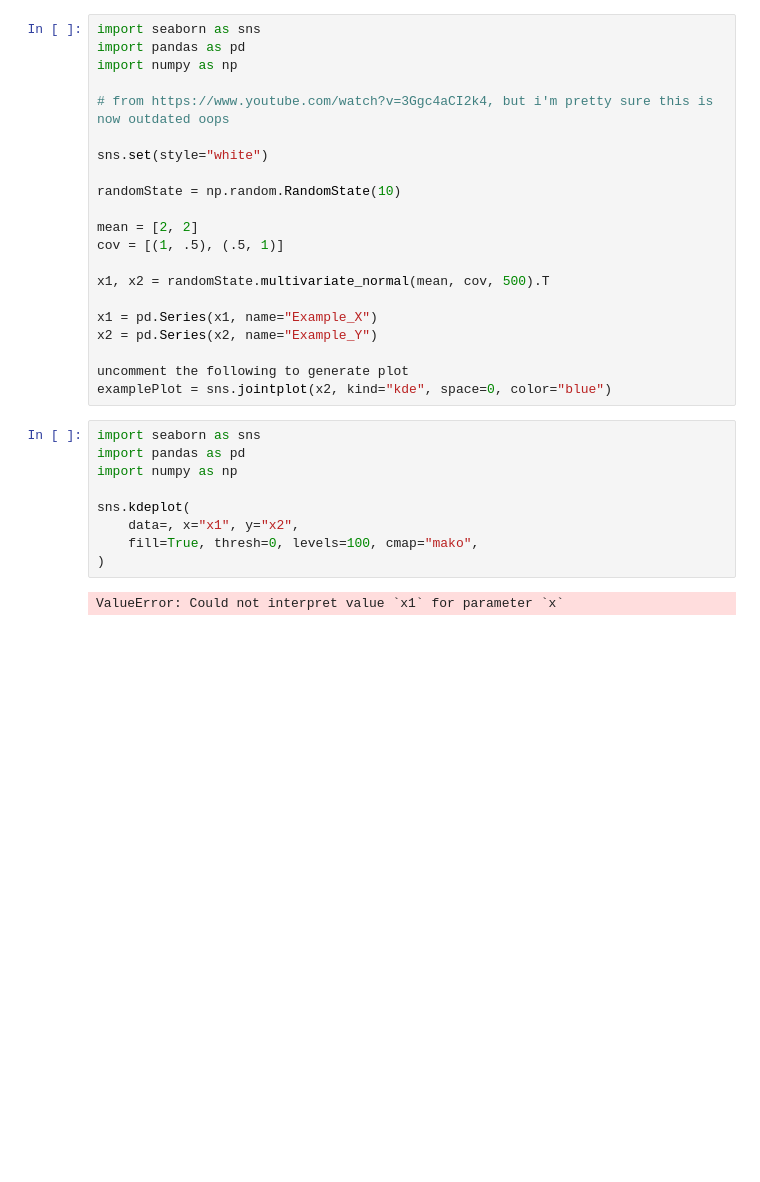
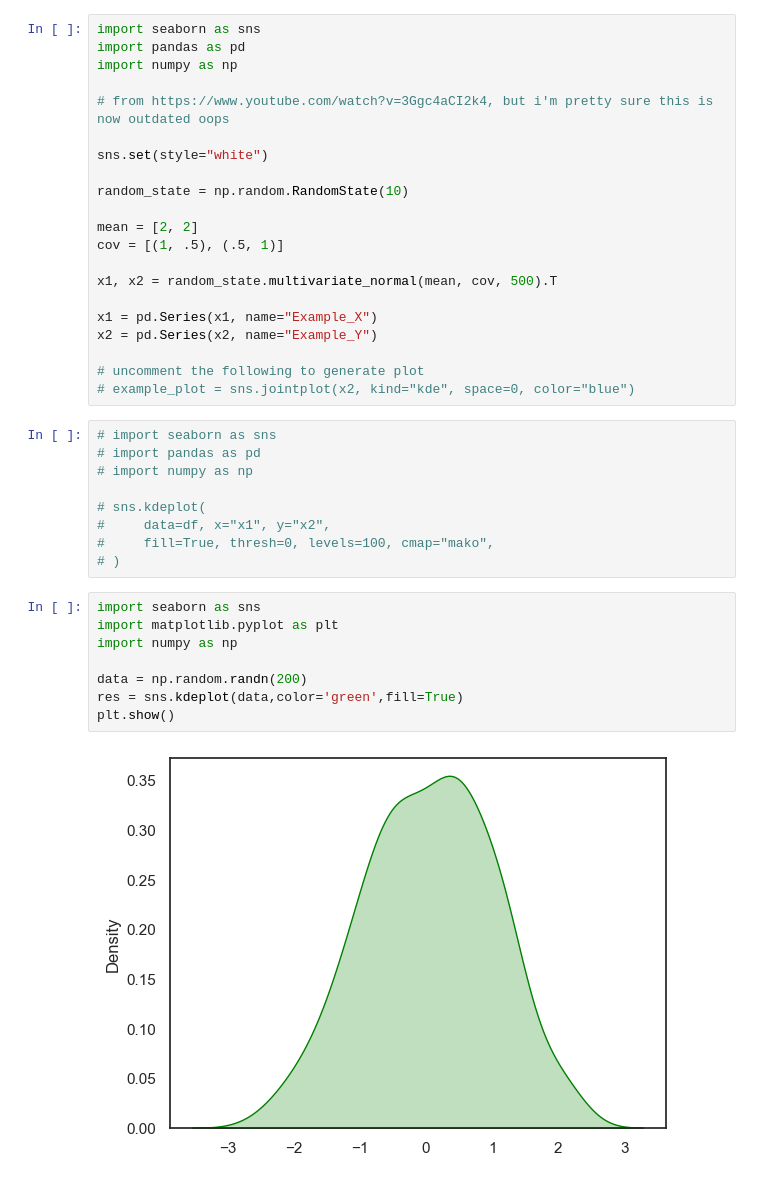
Before and after one commit to HMC-CS123-F23/cs-123-class-project-hannah-amy-daisy, a Jupyter notebook: KDE Plots.ipynb, the cells around one changed output. Cells and saved outputs as stored; diff of their text form; blank space fills up the shorter version.

```diff
--- a/KDE Plots.ipynb
+++ b/KDE Plots.ipynb
@@ -7,26 +7,34 @@ import numpy as np
 
 sns.set(style="white")
 
-randomState = np.random.RandomState(10)
+random_state = np.random.RandomState(10)
 
 mean = [2, 2]
 cov = [(1, .5), (.5, 1)]
 
-x1, x2 = randomState.multivariate_normal(mean, cov, 500).T
+x1, x2 = random_state.multivariate_normal(mean, cov, 500).T
 
 x1 = pd.Series(x1, name="Example_X")
 x2 = pd.Series(x2, name="Example_Y")
 
-uncomment the following to generate plot
-examplePlot = sns.jointplot(x2, kind="kde", space=0, color="blue")
+# uncomment the following to generate plot
+# example_plot = sns.jointplot(x2, kind="kde", space=0, color="blue")
 # %%
-import seaborn as sns
-import pandas as pd
-import numpy as np
+# import seaborn as sns
+# import pandas as pd
+# import numpy as np
 
-sns.kdeplot(
-    data=, x="x1", y="x2",
-    fill=True, thresh=0, levels=100, cmap="mako",
-)
+# sns.kdeplot(
+#     data=df, x="x1", y="x2",
+#     fill=True, thresh=0, levels=100, cmap="mako",
+# )
-# %% [output]
-ValueError: Could not interpret value `x1` for parameter `x`
+# %%
+import seaborn as sns
+import matplotlib.pyplot as plt
+import numpy as np
+
+data = np.random.randn(200)
+res = sns.kdeplot(data,color='green',fill=True)
+plt.show()
+# %% [output]
+[figure, added]
```
Also changed, not shown: 1 other file.
